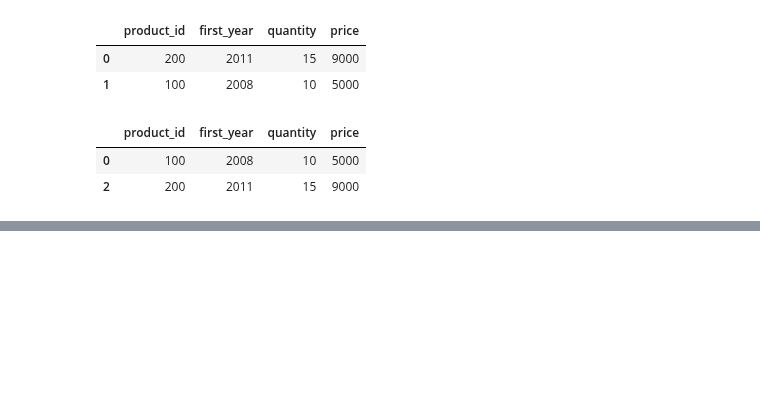
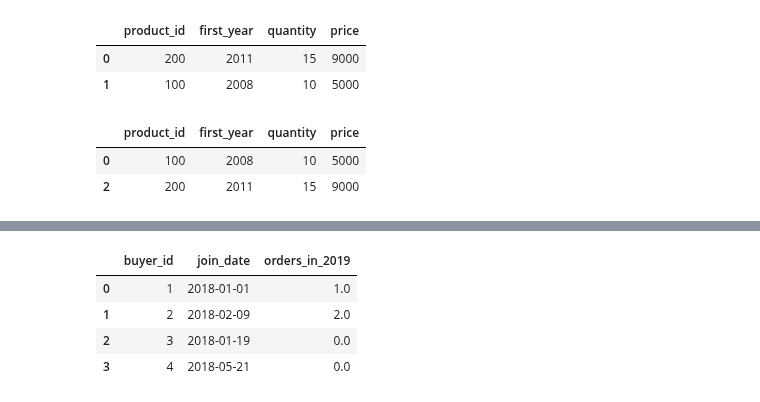
Before and after one commit to Praldmur/Tasks, a Jupyter notebook: LeetCode_Med.ipynb, the cells around one changed output, grey strips where cells are left out. Saved outputs shown, nothing was run; the diff lists cells and outputs as text; code cells hidden in the pictures; blank space fills up the shorter version.

```diff
--- a/LeetCode_Med.ipynb
+++ b/LeetCode_Med.ipynb
@@ -696,0 +744,9 @@ sales[sales['rank_year'] == 1].rename(columns={'year': 'first_year'})[['product_
+# %%
+orders_2019 = orders[orders['order_date'].dt.year == 2019].groupby('buyer_id').agg(orders_in_2019=('order_date', 'count'))
+users.rename(columns={'user_id': 'buyer_id'}).merge(orders_2019, how='outer', on='buyer_id').fillna(0)[['buyer_id', 'join_date', 'orders_in_2019']]
+# %% [output]
+|  | buyer_id | join_date | orders_in_2019 |
+| 0 | 1 | 2018-01-01 | 1.0 |
+| 1 | 2 | 2018-02-09 | 2.0 |
+| 2 | 3 | 2018-01-19 | 0.0 |
+| 3 | 4 | 2018-05-21 | 0.0 |
```
Also changed, not shown: parts of 6 cells of this notebook.
